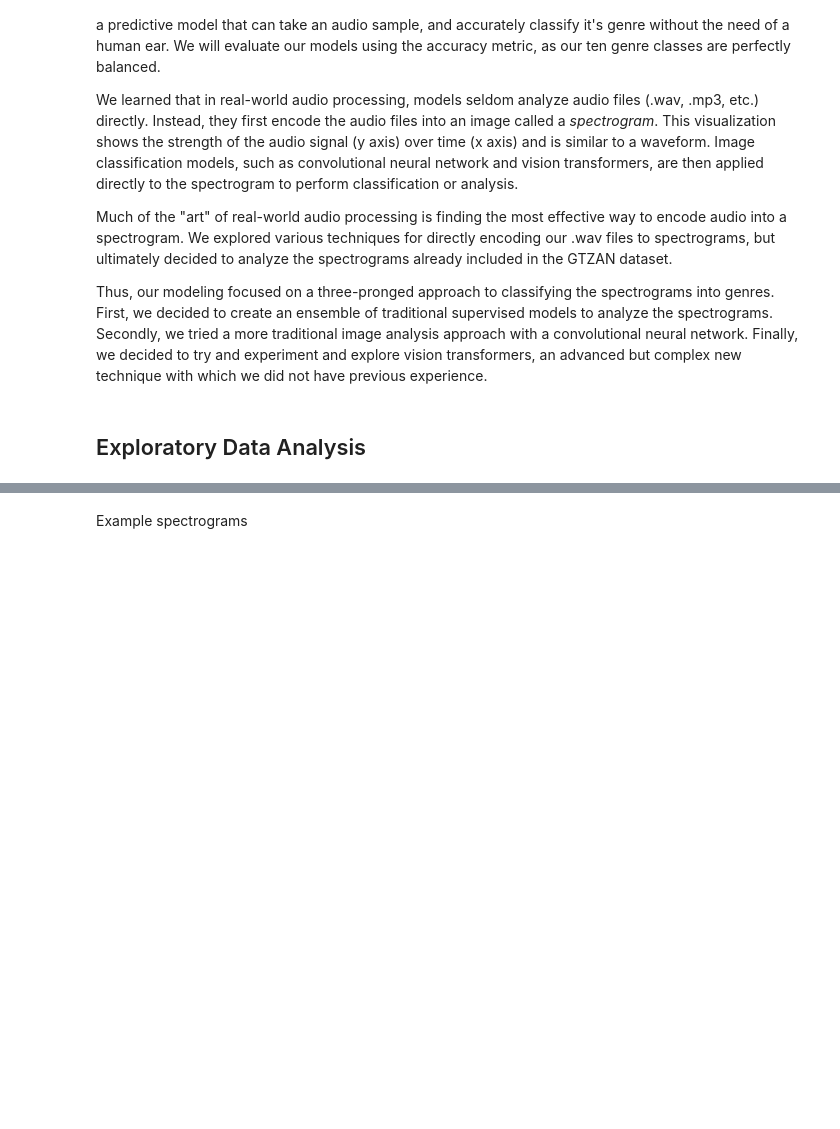
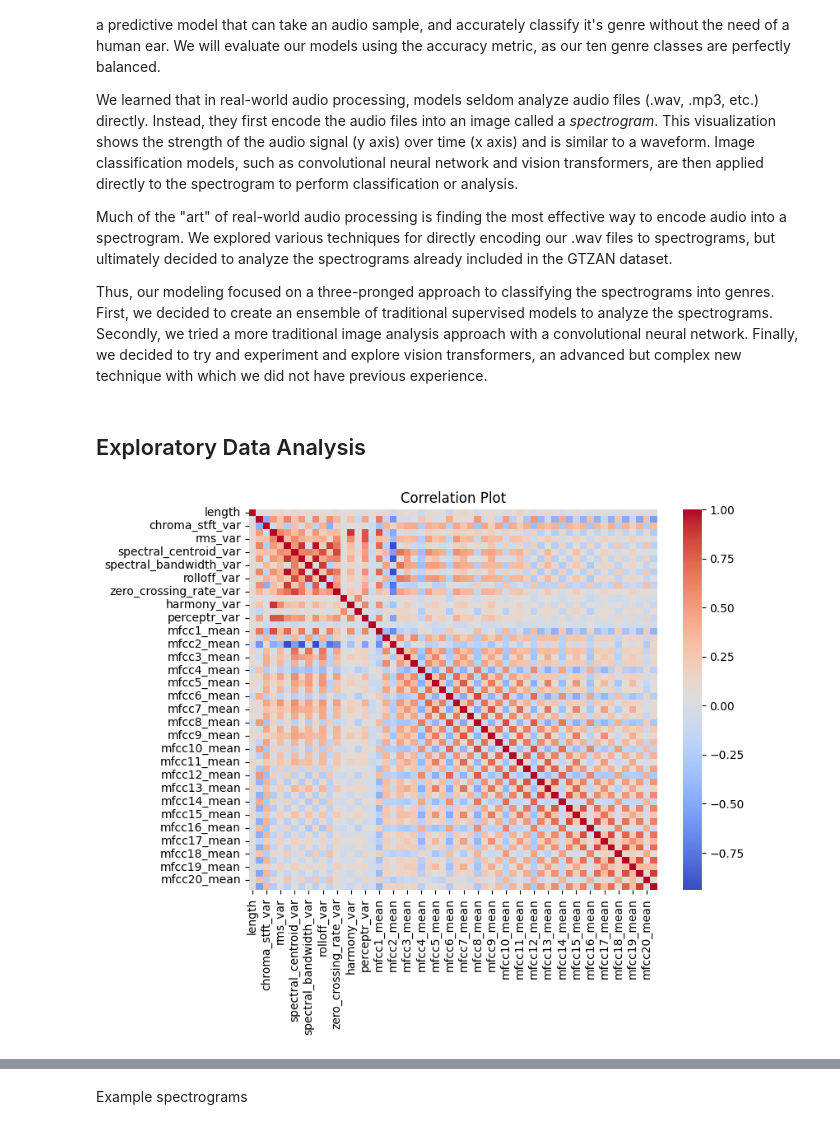
Before and after one commit to Hawkety77/Stat486MiniProject, a Jupyter notebook: Final_Report.ipynb, the cells around one changed output, grey strips where cells are left out. Cells and saved outputs as stored; diff of their text form; code cells hidden in the pictures; blank space fills up the shorter version.

```diff
--- a/Final_Report.ipynb
+++ b/Final_Report.ipynb
@@ -19,7 +19,23 @@ import pandas as pd
 import matplotlib.pyplot as plt
 import matplotlib.image as mpimg
 import os
+import seaborn as sns
 
 # Import data
 df_3 = pd.read_csv('data/features_3_sec.csv')
 df_30 = pd.read_csv('data/features_30_sec.csv')
+df_numeric = df_30.drop(columns=['filename', 'label'])
+# %%
+corr_matrix = df_numeric.corr()
+
+# Create a heatmap using seaborn
+plt.figure(figsize=(8, 6))
+sns.heatmap(corr_matrix, annot=False, cmap='coolwarm', fmt=".2f", annot_kws={"size": 12})
+
+## Rotate bottom labels 45 degrees
+#plt.xticks(rotation=70)
+
+plt.title('Correlation Plot')
+plt.show()
+# %% [output]
+[figure, added]
```
Also changed, not shown: parts of 2 cells of this notebook, 1 other file.
